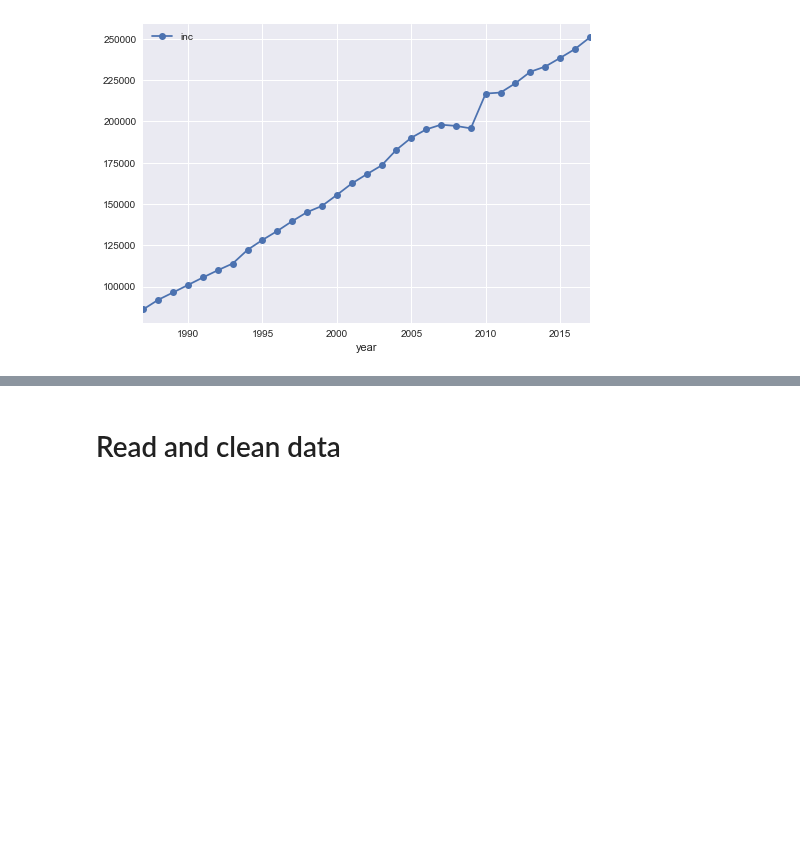
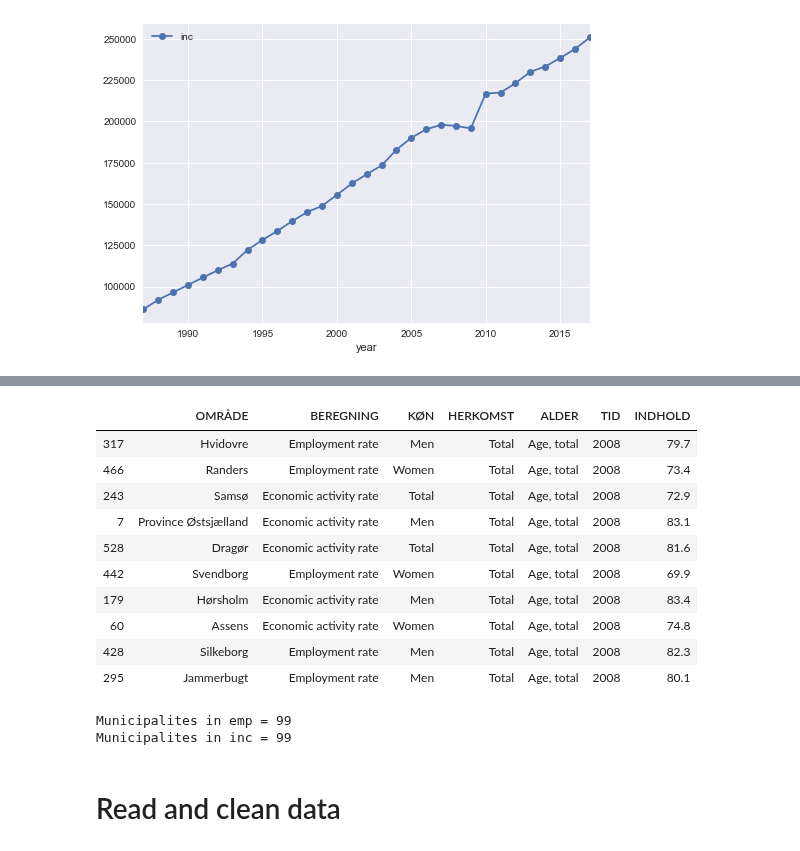
Before and after one commit to NumEconCopenhagen/projects-2020-jop, a Jupyter notebook: dataproject/dataproject.ipynb, the cells around one changed output, grey strips where cells are left out. Cells and saved outputs as stored; diff of their text form; code cells hidden in the pictures; blank space fills up the shorter version.

```diff
--- a/dataproject/dataproject.ipynb
+++ b/dataproject/dataproject.ipynb
@@ -46,3 +107,32 @@ widgets.interact(plot_e,
+# %%
+emp = Dst.get_data(table_id = 'RAS200', variables={'OMRÅDE':['*'], 'BEREGNING':['*'], 'KØN':['*']})
+# %%
+emp.sample(10)
+# %% [output]
+|  | OMRÅDE | BEREGNING | KØN | HERKOMST | ALDER | TID | INDHOLD |
+| 317 | Hvidovre | Employment rate | Men | Total | Age, total | 2008 | 79.7 |
+| 466 | Randers | Employment rate | Women | Total | Age, total | 2008 | 73.4 |
+| 243 | Samsø | Economic activity rate | Total | Total | Age, total | 2008 | 72.9 |
+| 7 | Province Østsjælland | Economic activity rate | Men | Total | Age, total | 2008 | 83.1 |
+| 528 | Dragør | Economic activity rate | Total | Total | Age, total | 2008 | 81.6 |
+| 442 | Svendborg | Employment rate | Women | Total | Age, total | 2008 | 69.9 |
+| 179 | Hørsholm | Economic activity rate | Men | Total | Age, total | 2008 | 83.4 |
+| 60 | Assens | Economic activity rate | Women | Total | Age, total | 2008 | 74.8 |
+| 428 | Silkeborg | Employment rate | Men | Total | Age, total | 2008 | 82.3 |
+| 295 | Jammerbugt | Employment rate | Men | Total | Age, total | 2008 | 80.1 |
+# %%
+emp.rename(columns= {'OMRÅDE':'municipality'}, inplace=True)
+
+for val in ['Region', 'Province', 'All Denmark']:
+    I = emp.municipality.str.contains(val)
+    emp = emp.loc[I == False]
+
+
+print(f'Municipalites in emp = {len(emp.municipality.unique())}')
+print(f'Municipalites in inc = {len(inc.municipality.unique())}')
+# %% [output]
+Municipalites in emp = 99
+Municipalites in inc = 99
 # %% [markdown]
 # Read and clean data
 # %% [markdown]
```
Also changed, not shown: parts of 8 cells of this notebook.
